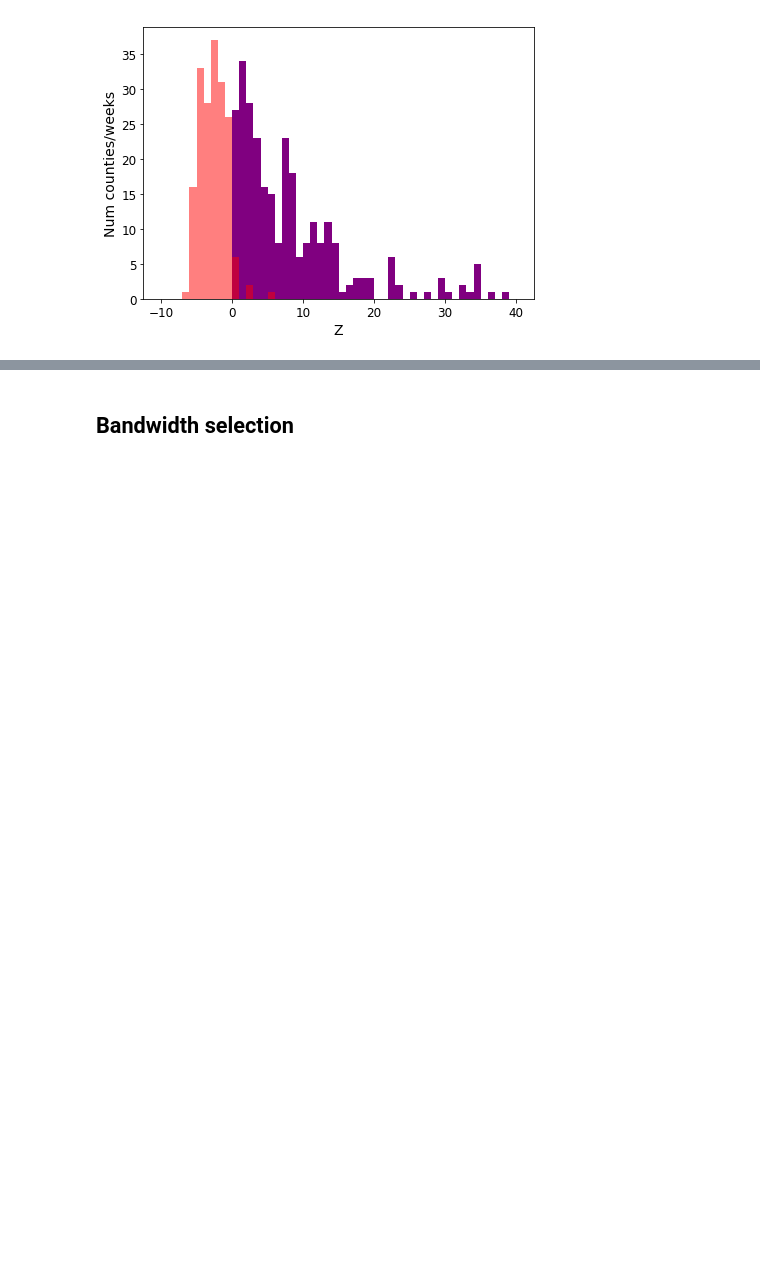
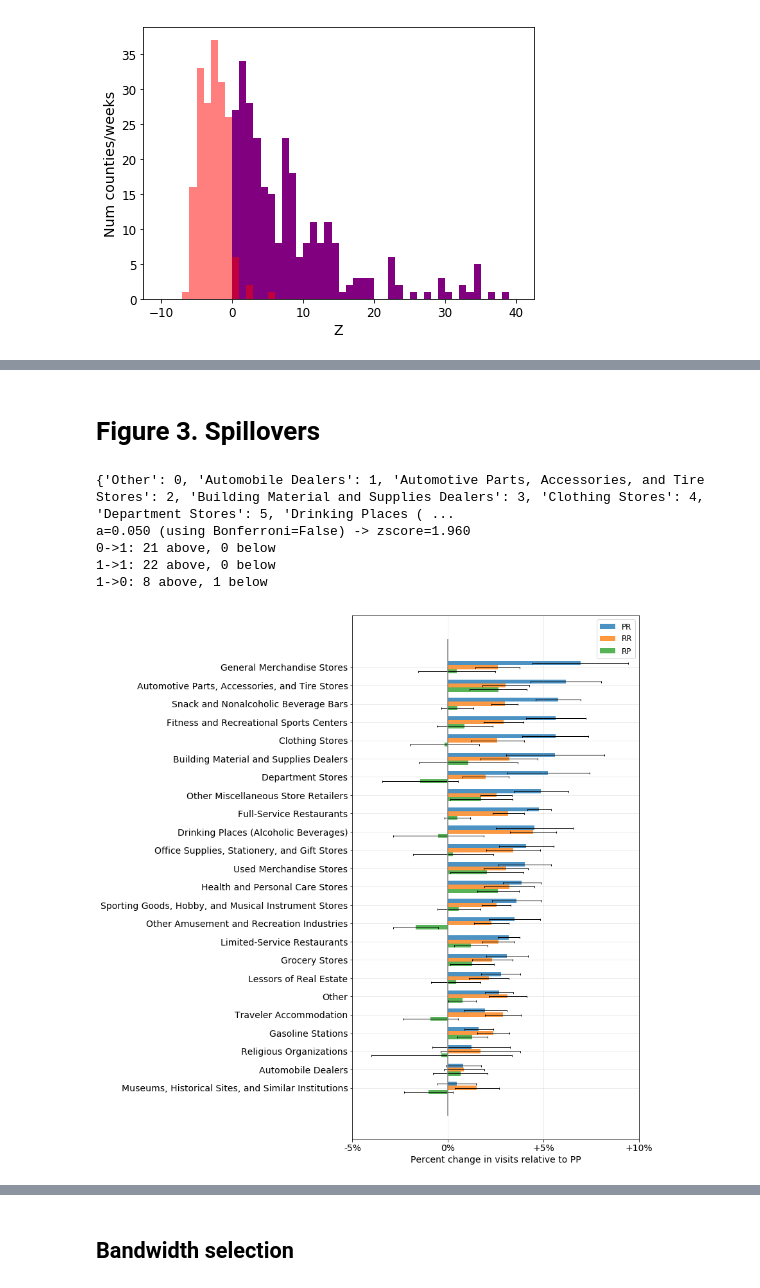
Before and after one commit to snap-stanford/covid-spillovers, a Jupyter notebook: make_figures.ipynb, the cells around one changed output, grey strips where cells are left out. Saved outputs shown, nothing was run; the diff lists cells and outputs as text; code cells hidden in the pictures; blank space fills up the shorter version.

```diff
--- a/make_figures.ipynb
+++ b/make_figures.ipynb
@@ -760,0 +348,17 @@ MEAN: 0.913 (0.907-0.920)
+# %% [markdown]
+# Figure 3. Spillovers
+# %%
+main_exts = get_main_experiment_names()
+group2idx = {g:i for i,g in enumerate(dset.poi_group_labels)}
+print(group2idx)
+del group2idx['Elementary and Secondary Schools']  # poor coverage
+h5_df = summarize_tier_pair_weights_over_multiple_models(main_exts, device, group2idx)
+plot_tier_pair_weights(h5_df, [(0, 1), (1, 1), (1, 0)], sort_col='0->1 mean', xlim=(-0.05, .1), labels=['PR', 'RR', 'RP'])
+plt.savefig('./figs/fig3.pdf', bbox_inches='tight')
+# %% [output]
+{'Other': 0, 'Automobile Dealers': 1, 'Automotive Parts, Accessories, and Tire Stores': 2, 'Building Material and Supplies Dealers': 3, 'Clothing Stores': 4, 'Department Stores': 5, 'Drinking Places ( ...
+a=0.050 (using Bonferroni=False) -> zscore=1.960
+0->1: 21 above, 0 below
+1->1: 22 above, 0 below
+1->0: 8 above, 1 below
+[figure, added]
```
Also changed, not shown: parts of 67 cells of this notebook.
